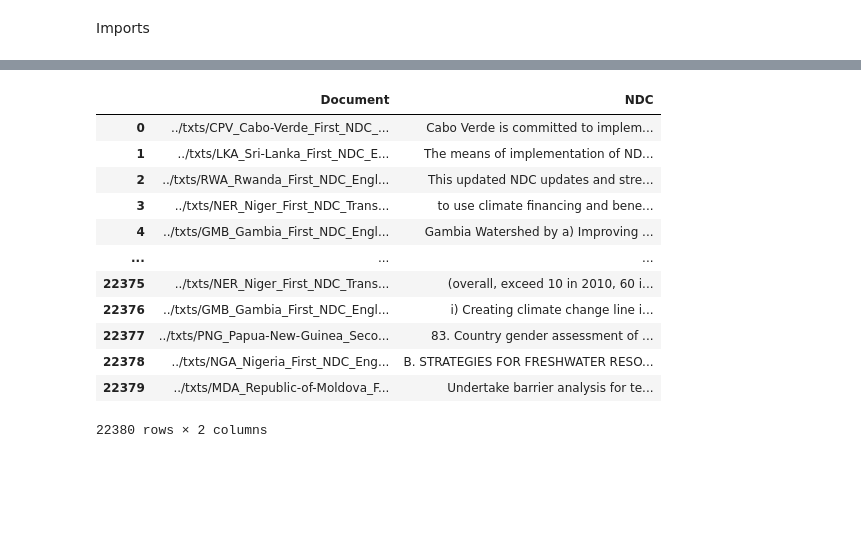
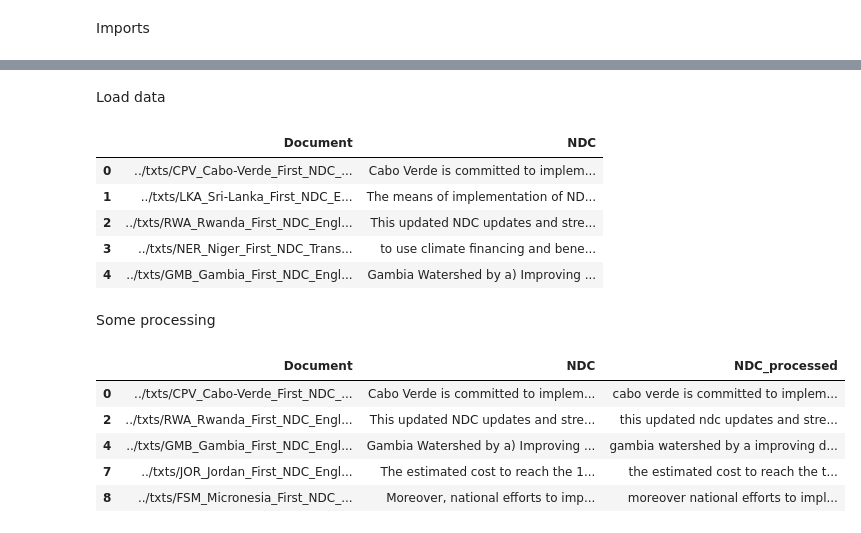
Before and after one commit to butoialexandra/Determining-country-specific-engagement-in-climate-change-policies, a Jupyter notebook: 3_Topic_Modeling_LDA.ipynb, the cells around one changed output, grey strips where cells are left out. Drawn from its saved outputs; the diff is of its cells as text; code cells hidden in the pictures; blank space fills up the shorter version.

```diff
--- a/3_Topic_Modeling_LDA.ipynb
+++ b/3_Topic_Modeling_LDA.ipynb
@@ -120,18 +55,30 @@ df = pd.DataFrame.from_dict(data)
+# %% [markdown]
+Load data
 # %%
 df = pd.read_csv("./data.csv")
+# %%
+df.head(5)
+# %% [output]
+|  | Document | NDC |
+| 0 | ../txts/CPV_Cabo-Verde_First_NDC_... | Cabo Verde is committed to implem... |
+| 1 | ../txts/LKA_Sri-Lanka_First_NDC_E... | The means of implementation of ND... |
+| 2 | ../txts/RWA_Rwanda_First_NDC_Engl... | This updated NDC updates and stre... |
+| 3 | ../txts/NER_Niger_First_NDC_Trans... | to use climate financing and bene... |
+| 4 | ../txts/GMB_Gambia_First_NDC_Engl... | Gambia Watershed by a) Improving ... |
+# %% [markdown]
+Some processing
+# %%
+df['NDC_processed'] = df['NDC'].apply(lambda x: re.sub('[(),\.!?0-9]', '', x))
+df['NDC_processed'] = df['NDC_processed'].apply(lambda x: x.lower())
+df['NDC_processed'] = df['NDC_processed'].apply(lambda x: x.strip())
+df['NDC_processed'] = df['NDC_processed'].apply(lambda x: re.sub(' +', ' ', x))
+df = df[df['NDC_processed'].apply(lambda x: len(x) > 100)]
 # %%
-df
+df.head()
 # %% [output]
-|  | Document | NDC |
-| 0 | ../txts/CPV_Cabo-Verde_First_NDC_... | Cabo Verde is committed to implem... |
-| 1 | ../txts/LKA_Sri-Lanka_First_NDC_E... | The means of implementation of ND... |
-| 2 | ../txts/RWA_Rwanda_First_NDC_Engl... | This updated NDC updates and stre... |
-| 3 | ../txts/NER_Niger_First_NDC_Trans... | to use climate financing and bene... |
-| 4 | ../txts/GMB_Gambia_First_NDC_Engl... | Gambia Watershed by a) Improving ... |
-| ... | ... | ... |
-| 22375 | ../txts/NER_Niger_First_NDC_Trans... | (overall, exceed 10 in 2010, 60 i... |
-| 22376 | ../txts/GMB_Gambia_First_NDC_Engl... | i) Creating climate change line i... |
-| 22377 | ../txts/PNG_Papua-New-Guinea_Seco... | 83. Country gender assessment of ... |
-| 22378 | ../txts/NGA_Nigeria_First_NDC_Eng... | B. STRATEGIES FOR FRESHWATER RESO... |
-| 22379 | ../txts/MDA_Republic-of-Moldova_F... | Undertake barrier analysis for te... |
+|  | Document | NDC | NDC_processed |
+| 0 | ../txts/CPV_Cabo-Verde_First_NDC_... | Cabo Verde is committed to implem... | cabo verde is committed to implem... |
+| 2 | ../txts/RWA_Rwanda_First_NDC_Engl... | This updated NDC updates and stre... | this updated ndc updates and stre... |
+| 4 | ../txts/GMB_Gambia_First_NDC_Engl... | Gambia Watershed by a) Improving ... | gambia watershed by a improving d... |
+| 7 | ../txts/JOR_Jordan_First_NDC_Engl... | The estimated cost to reach the 1... | the estimated cost to reach the t... |
+| 8 | ../txts/FSM_Micronesia_First_NDC_... | Moreover, national efforts to imp... | moreover national efforts to impl... |
-22380 rows × 2 columns
```
Also changed, not shown: parts of 60 cells of this notebook.
